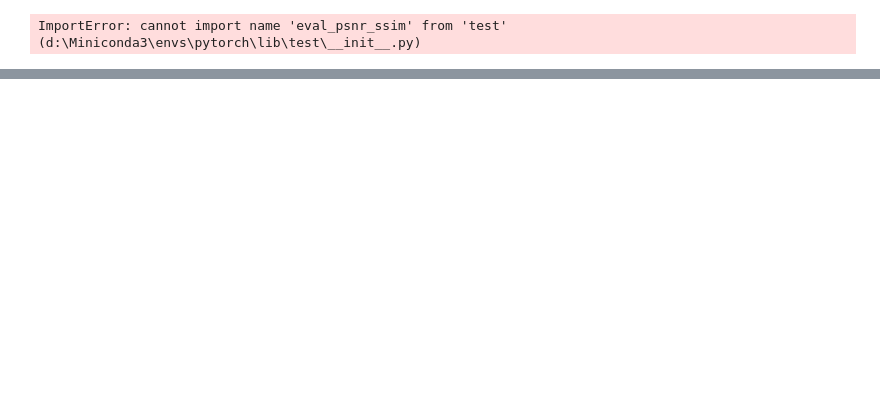
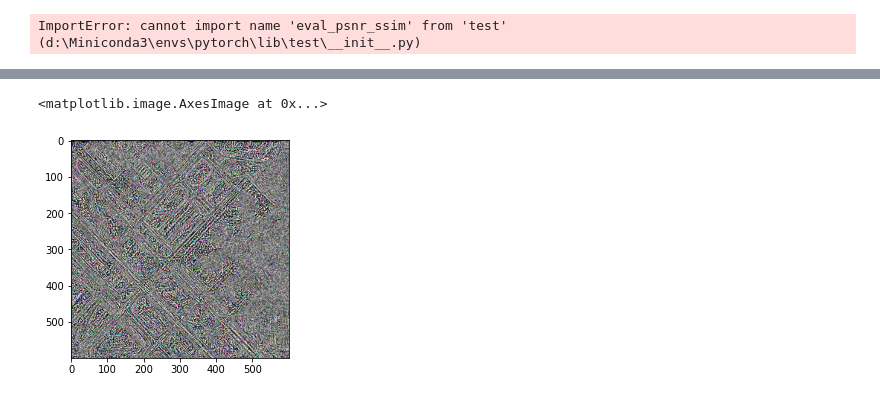
Before and after one commit to ArcobalenoX/LIIFSR, a Jupyter notebook: debug.ipynb, the cells around one changed output, grey strips where cells are left out. Saved outputs shown, nothing was run; the diff lists cells and outputs as text; code cells hidden in the pictures; blank space fills up the shorter version.

```diff
--- a/debug.ipynb
+++ b/debug.ipynb
@@ -207,5 +154,5 @@ torch.Size([1, 64, 224, 224])
 # %%
-class Get_lap_gradient(nn.Module):
+class Get_laplacian_gradient(nn.Module):
     def __init__(self):
         super().__init__()
         kernel = [[-1, -1, -1],
@@ -215,11 +162,9 @@ class Get_lap_gradient(nn.Module):
         self.weight = nn.Parameter(data=kernel, requires_grad=False).cuda()
 
     def forward(self, x):
-        x0 = x[:, 0]
-        x1 = x[:, 1]
-        x2 = x[:, 2]
-        x0 = F.conv2d(x0.unsqueeze(1), self.weight, padding=1)
-        x1 = F.conv2d(x1.unsqueeze(1), self.weight, padding=1)
-        x2 = F.conv2d(x2.unsqueeze(1), self.weight, padding=1)
-        x = torch.cat([x0, x1, x2], dim=1)
+        x_list = []
+        for i in range(x.shape[1]):
+            x_i = F.conv2d(x[:, i].unsqueeze(1), self.weight, padding=1)
+            x_list.append(x_i)
+        x = torch.cat(x_list, dim = 1)
         return x
@@ -232,0 +191,6 @@ torch.Size([1, 3, 224, 224])
+# %%
+out = Get_laplacian_gradient()(imgt)
+plt.imshow(ToPILImage()(out.squeeze(0)))
+# %% [output]
+<matplotlib.image.AxesImage at 0x...>
+[figure, added]
```
Also changed, not shown: parts of 21 cells of this notebook, 31 other files.
